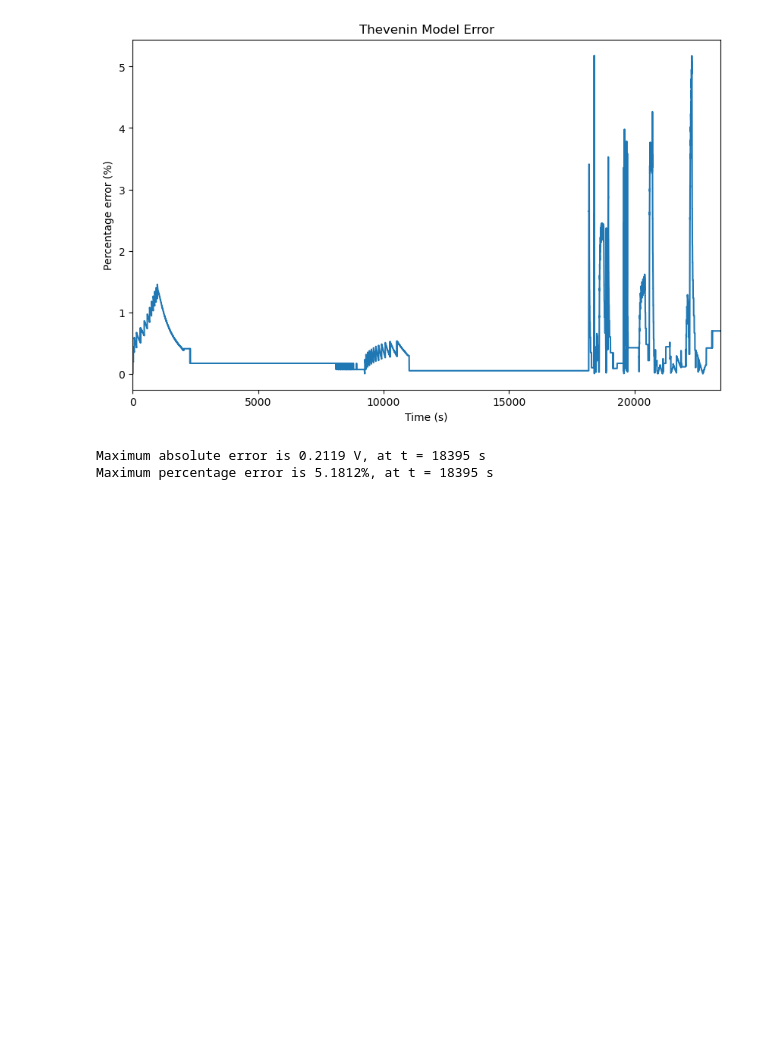
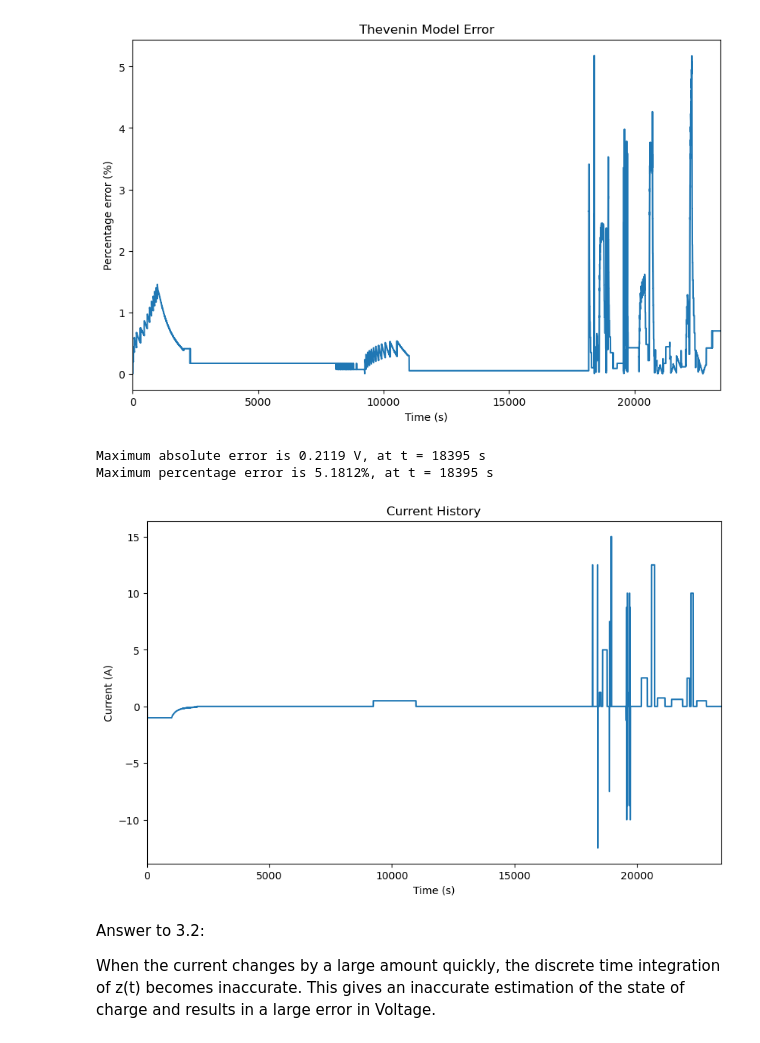
Before and after one commit to sunfanyi/modelling-of-lithium-ion-batteries, a Jupyter notebook: part1.ipynb, the cells around one changed output. Cells and saved outputs as stored; diff of their text form; code cells hidden in the pictures; blank space fills up the shorter version.

Commit message:
Part 1: plot current versus time to explain the relationship between errors and current variation.

```diff
--- a/part1.ipynb
+++ b/part1.ipynb
@@ -113,3 +115,17 @@ print("Maximum percentage error is {:.4f}%, at t = {} s".format(max_err*100, t_m
 # %% [output]
 Maximum absolute error is 0.2119 V, at t = 18395 s
 Maximum percentage error is 5.1812%, at t = 18395 s
+# %%
+_, ax = plt.subplots(figsize=(10, 6))
+ax.plot(t, I)
+ax.set_xlim([0, t[-1]])
+ax.set_xlabel('Time (s)')
+ax.set_ylabel('Current (A)')
+ax.set_title('Current History')
+plt.show()
+# %% [output]
+[figure, added]
+# %% [markdown]
+Answer to 3.2:
+
+When the current changes by a large amount quickly, the discrete time integration of z(t) becomes inaccurate. This gives an inaccurate estimation of the state of charge and results in a large error in Voltage.
```
Also changed, not shown: parts of 2 cells of this notebook.
